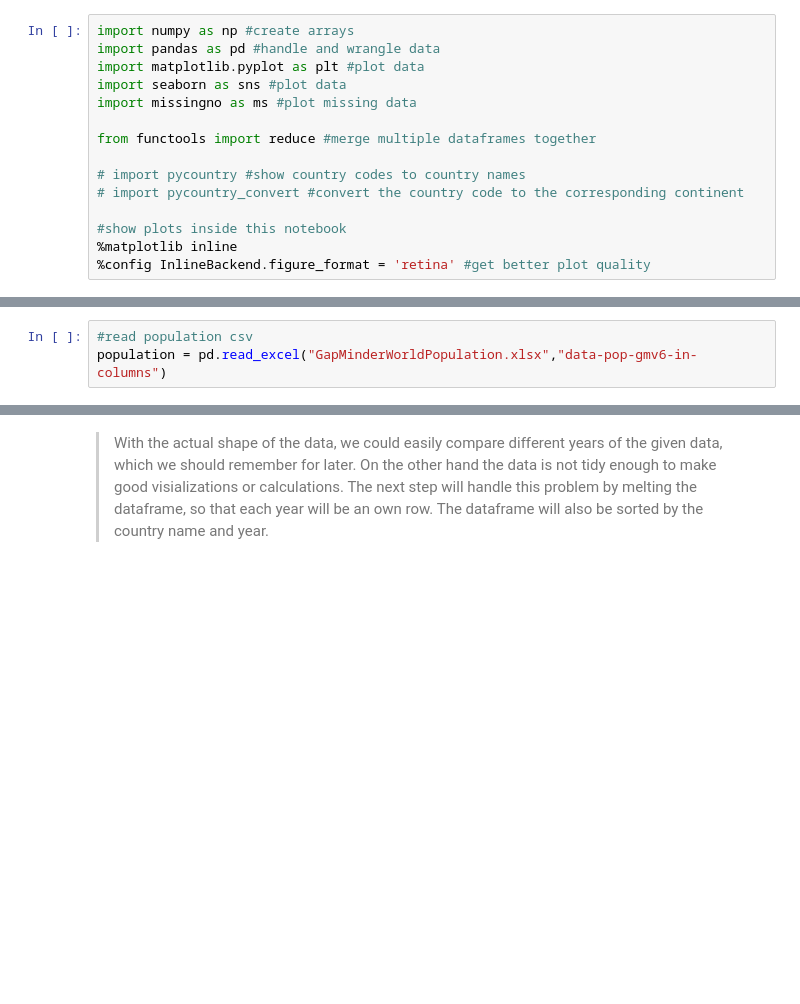
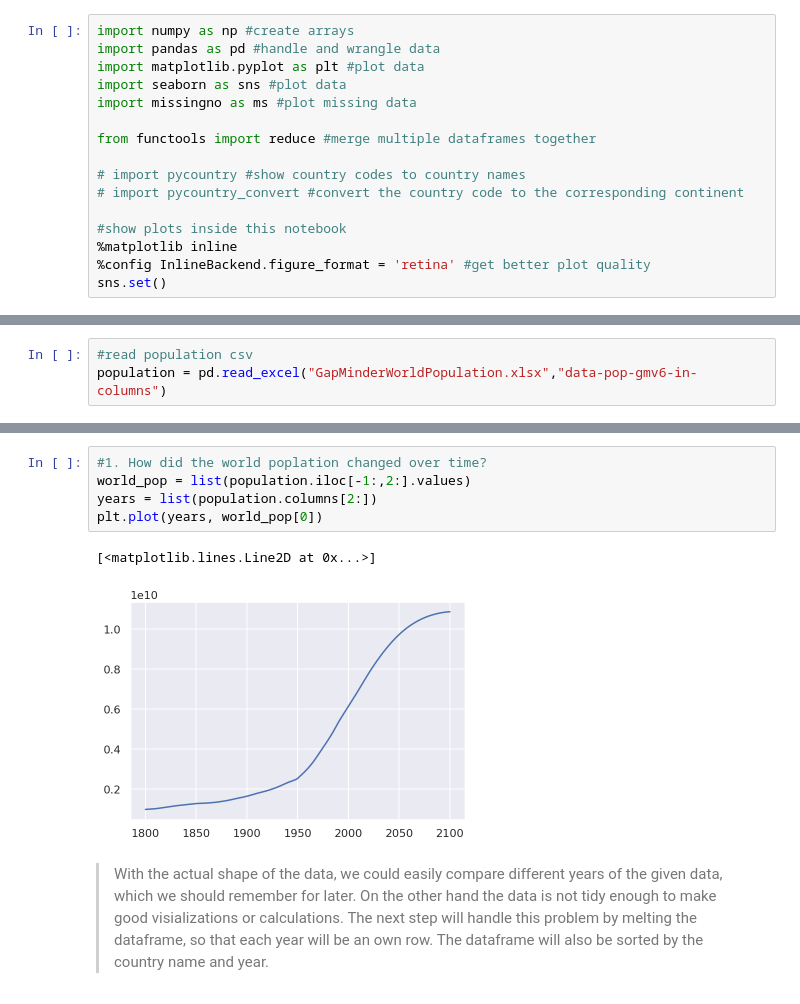
Before and after one commit to mohnishverma87/Udacity-Data-Analyst-Nanodegree, a Jupyter notebook: P1-Investigate-A-Dataset/Investigate Gapminder Data.ipynb, the cells around one changed output, grey strips where cells are left out. Drawn from its saved outputs; the diff is of its cells as text; blank space fills up the shorter version.

```diff
--- a/P1-Investigate-A-Dataset/Investigate Gapminder Data.ipynb
+++ b/P1-Investigate-A-Dataset/Investigate Gapminder Data.ipynb
@@ -94,6 +90,7 @@ from functools import reduce #merge multiple dataframes together
 #show plots inside this notebook
 %matplotlib inline
 %config InlineBackend.figure_format = 'retina' #get better plot quality
+sns.set()
 # %%
 cd /content/drive/My\ Drive/Colab\ Notebooks/Data/
 # %% [output]
@@ -117,3 +117,11 @@ population.head()
+# %%
+#1. How did the world poplation changed over time?
+world_pop = list(population.iloc[-1:,2:].values)
+years = list(population.columns[2:])
+plt.plot(years, world_pop[0])
+# %% [output]
+[<matplotlib.lines.Line2D at 0x...>]
+[figure, added]
 # %% [markdown]
 >With the actual shape of the data, we could easily compare different years of the given data, which we should remember for later. On the other hand the data is not tidy enough to make good visializations or calculations. The next step will handle this problem by melting the dataframe, so that each year will be an own row. The dataframe will also be sorted by the country name and year.
 # %%
```
Also changed, not shown: parts of 2 cells of this notebook.
